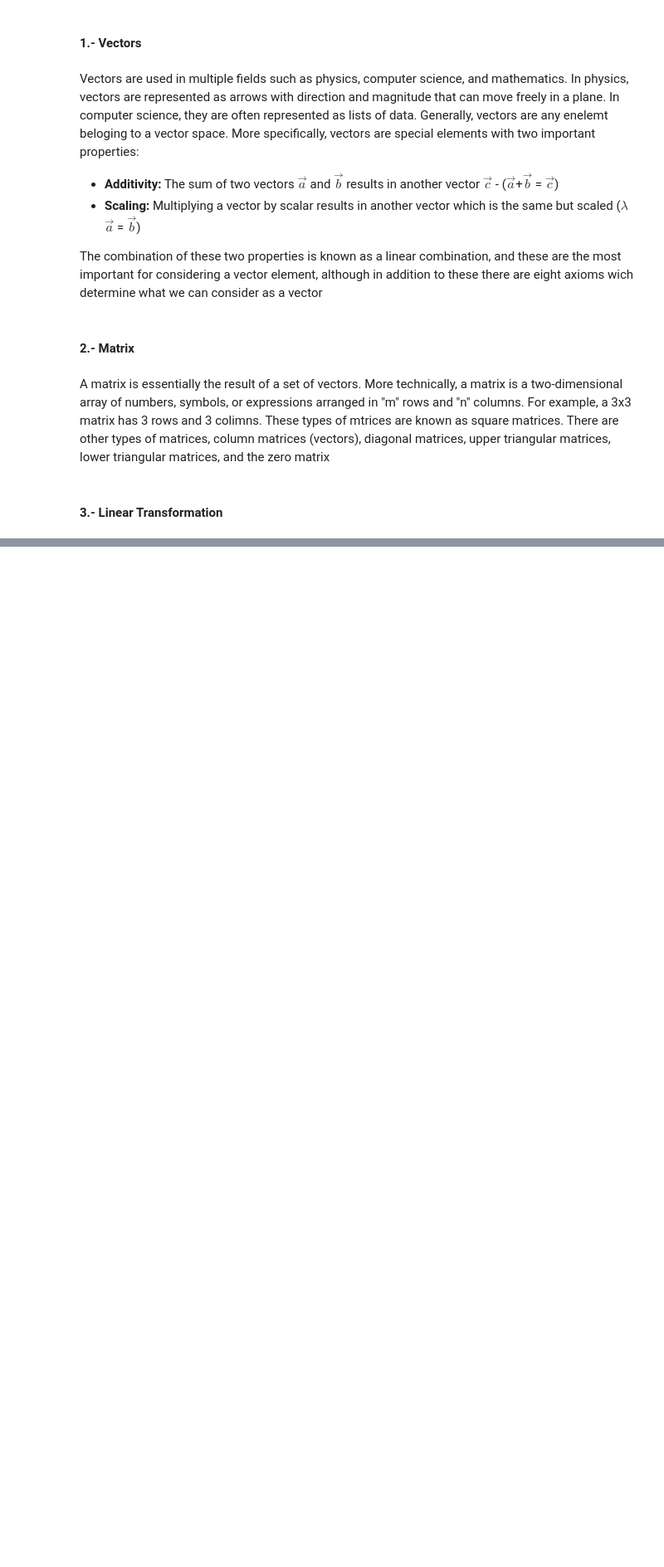
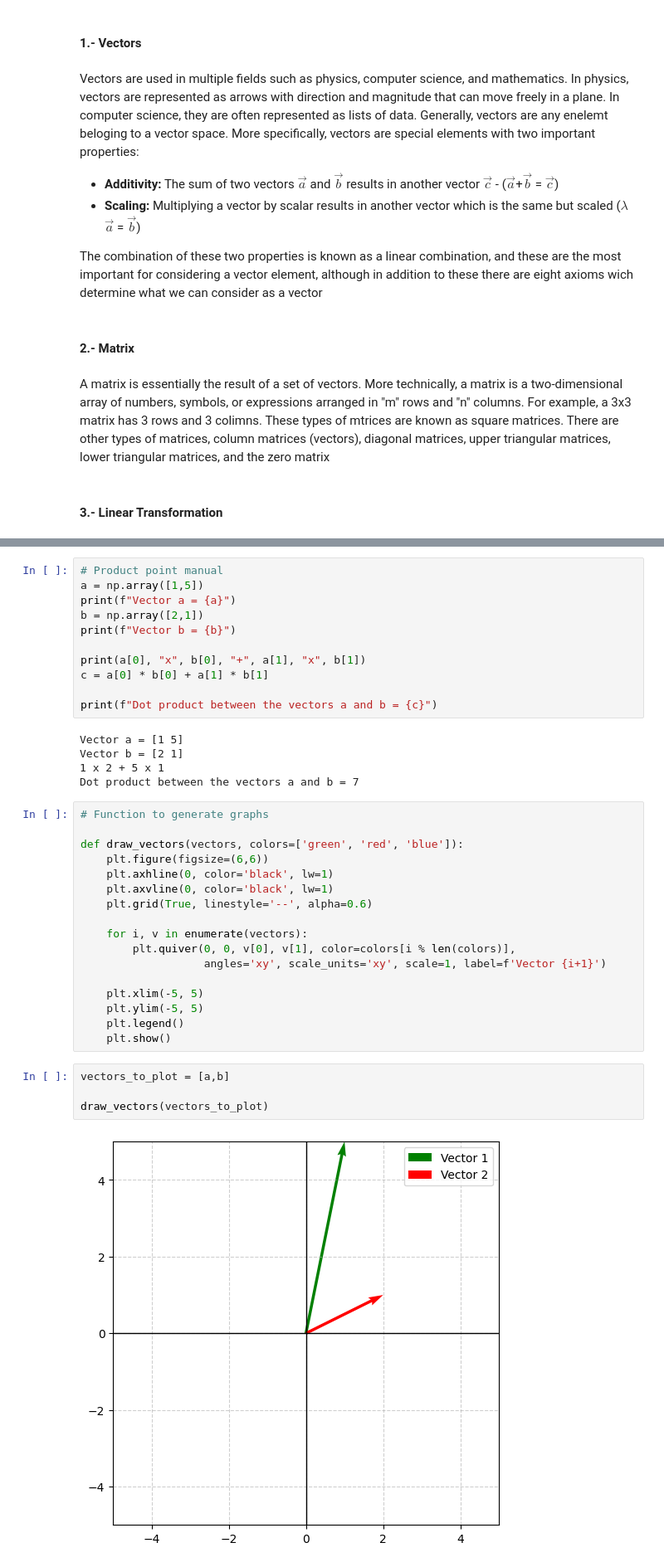
Before and after one commit to Micklevar/math-for-ds, a Jupyter notebook: week_01/notebook_01.ipynb, the cells around one changed output, grey strips where cells are left out. Shown at 83% size. Drawn from its saved outputs; the diff is of its cells as text; blank space fills up the shorter version.

```diff
--- a/week_01/notebook_01.ipynb
+++ b/week_01/notebook_01.ipynb
@@ -33,0 +60,39 @@ With this in mind, we can then define a linear transformation as a transformatio
+# %%
+# Product point manual
+a = np.array([1,5])
+print(f"Vector a = {a}")
+b = np.array([2,1])
+print(f"Vector b = {b}")
+
+print(a[0], "x", b[0], "+", a[1], "x", b[1])
+c = a[0] * b[0] + a[1] * b[1]
+
+print(f"Dot product between the vectors a and b = {c}")
+# %% [output]
+Vector a = [1 5]
+Vector b = [2 1]
+1 x 2 + 5 x 1
+Dot product between the vectors a and b = 7
+# %%
+# Function to generate graphs
+
+def draw_vectors(vectors, colors=['green', 'red', 'blue']):
+    plt.figure(figsize=(6,6))
+    plt.axhline(0, color='black', lw=1)
+    plt.axvline(0, color='black', lw=1)
+    plt.grid(True, linestyle='--', alpha=0.6)
+
+    for i, v in enumerate(vectors):
+        plt.quiver(0, 0, v[0], v[1], color=colors[i % len(colors)],
+                   angles='xy', scale_units='xy', scale=1, label=f'Vector {i+1}')
+
+    plt.xlim(-5, 5)
+    plt.ylim(-5, 5)
+    plt.legend()
+    plt.show()
+# %%
+vectors_to_plot = [a,b]
+
+draw_vectors(vectors_to_plot)
+# %% [output]
+[figure, added]
```
Also changed, not shown: parts of 23 cells of this notebook.
